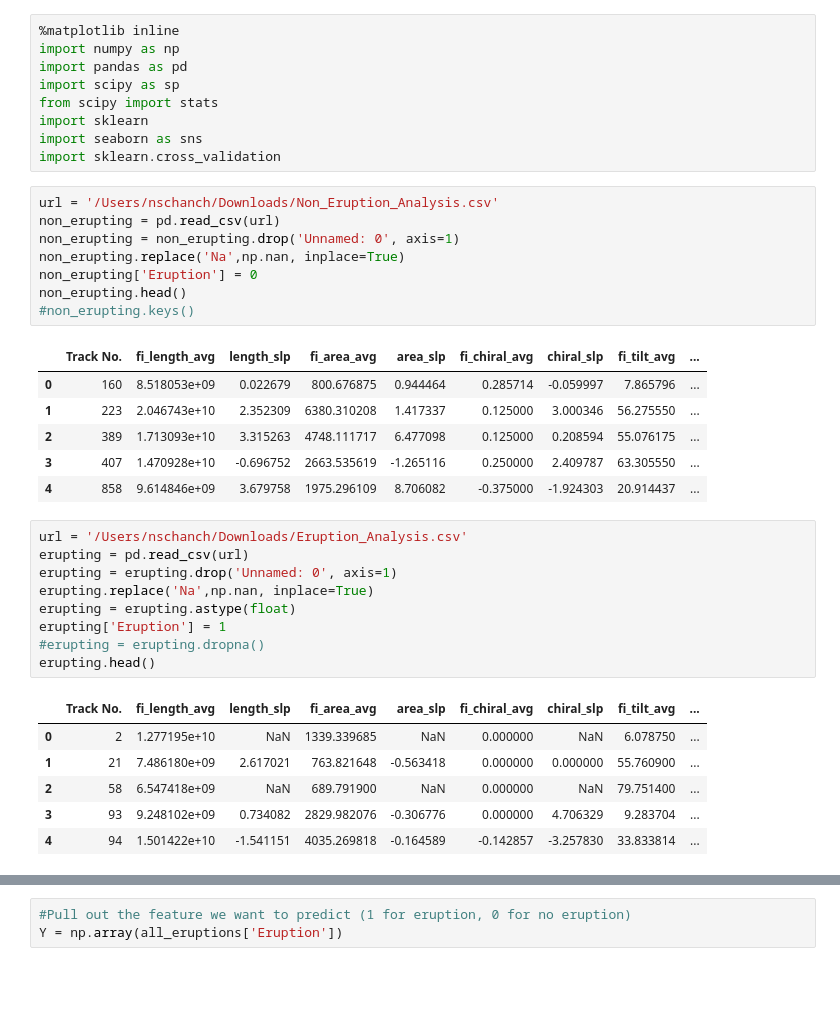
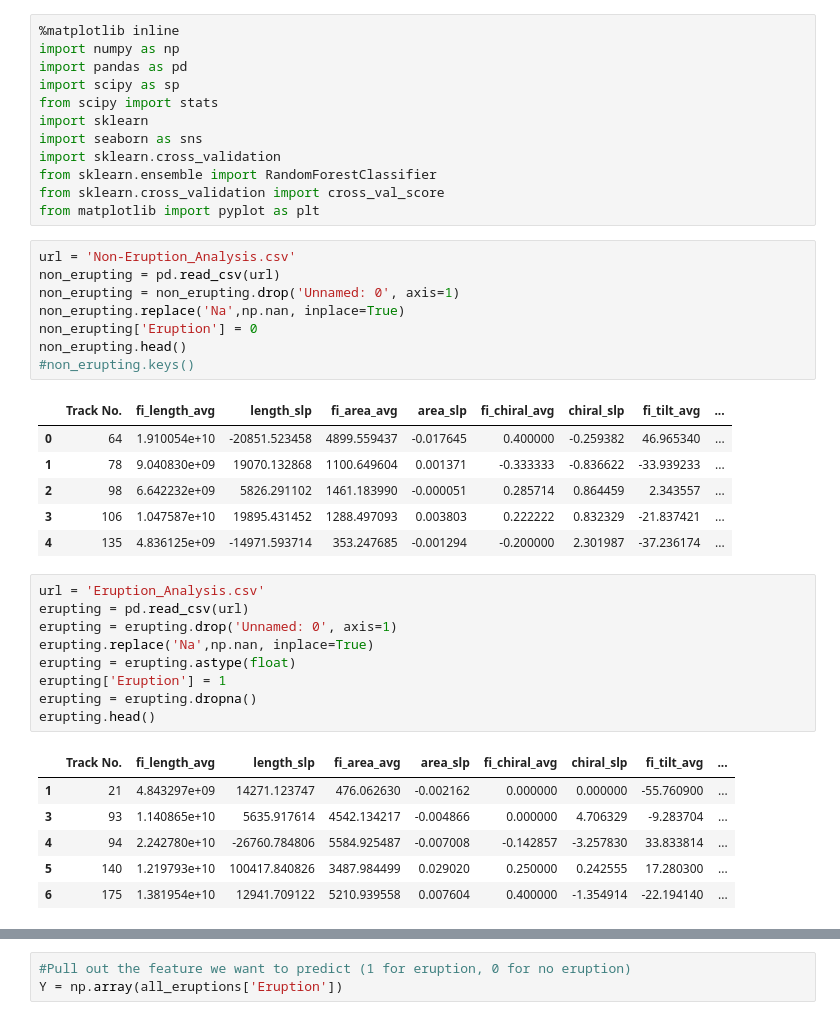
Before and after one commit to Nschanche/Filament_tracking, a Jupyter notebook: Filament_statistics.ipynb, the cells around one changed output, grey strips where cells are left out. Drawn from its saved outputs; the diff is of its cells as text; blank space fills up the shorter version.

```diff
--- a/Filament_statistics.ipynb
+++ b/Filament_statistics.ipynb
@@ -7,8 +7,11 @@ from scipy import stats
 import sklearn
 import seaborn as sns
 import sklearn.cross_validation
+from sklearn.ensemble import RandomForestClassifier
+from sklearn.cross_validation import cross_val_score
+from matplotlib import pyplot as plt
 # %%
-url = '/Users/nschanch/Downloads/Non_Eruption_Analysis.csv'
+url = 'Non-Eruption_Analysis.csv'
 non_erupting = pd.read_csv(url)
 non_erupting = non_erupting.drop('Unnamed: 0', axis=1)
 non_erupting.replace('Na',np.nan, inplace=True)
@@ -17,27 +20,27 @@ non_erupting.head()
 #non_erupting.keys()
 # %% [output]
 |  | Track No. | fi_length_avg | length_slp | fi_area_avg | area_slp | fi_chiral_avg | chiral_slp | fi_tilt_avg | ... |
-| 0 | 160 | 8.518053e+09 | 0.022679 | 800.676875 | 0.944464 | 0.285714 | -0.059997 | 7.865796 | ... |
-| 1 | 223 | 2.046743e+10 | 2.352309 | 6380.310208 | 1.417337 | 0.125000 | 3.000346 | 56.275550 | ... |
-| 2 | 389 | 1.713093e+10 | 3.315263 | 4748.111717 | 6.477098 | 0.125000 | 0.208594 | 55.076175 | ... |
-| 3 | 407 | 1.470928e+10 | -0.696752 | 2663.535619 | -1.265116 | 0.250000 | 2.409787 | 63.305550 | ... |
-| 4 | 858 | 9.614846e+09 | 3.679758 | 1975.296109 | 8.706082 | -0.375000 | -1.924303 | 20.914437 | ... |
+| 0 | 64 | 1.910054e+10 | -20851.523458 | 4899.559437 | -0.017645 | 0.400000 | -0.259382 | 46.965340 | ... |
+| 1 | 78 | 9.040830e+09 | 19070.132868 | 1100.649604 | 0.001371 | -0.333333 | -0.836622 | -33.939233 | ... |
+| 2 | 98 | 6.642232e+09 | 5826.291102 | 1461.183990 | -0.000051 | 0.285714 | 0.864459 | 2.343557 | ... |
+| 3 | 106 | 1.047587e+10 | 19895.431452 | 1288.497093 | 0.003803 | 0.222222 | 0.832329 | -21.837421 | ... |
+| 4 | 135 | 4.836125e+09 | -14971.593714 | 353.247685 | -0.001294 | -0.200000 | 2.301987 | -37.236174 | ... |
 # %%
-url = '/Users/nschanch/Downloads/Eruption_Analysis.csv'
+url = 'Eruption_Analysis.csv'
 erupting = pd.read_csv(url)
 erupting = erupting.drop('Unnamed: 0', axis=1)
 erupting.replace('Na',np.nan, inplace=True)
 erupting = erupting.astype(float)
 erupting['Eruption'] = 1
-#erupting = erupting.dropna()
+erupting = erupting.dropna()
 erupting.head()
 # %% [output]
 |  | Track No. | fi_length_avg | length_slp | fi_area_avg | area_slp | fi_chiral_avg | chiral_slp | fi_tilt_avg | ... |
-| 0 | 2 | 1.277195e+10 | NaN | 1339.339685 | NaN | 0.000000 | NaN | 6.078750 | ... |
-| 1 | 21 | 7.486180e+09 | 2.617021 | 763.821648 | -0.563418 | 0.000000 | 0.000000 | 55.760900 | ... |
-| 2 | 58 | 6.547418e+09 | NaN | 689.791900 | NaN | 0.000000 | NaN | 79.751400 | ... |
-| 3 | 93 | 9.248102e+09 | 0.734082 | 2829.982076 | -0.306776 | 0.000000 | 4.706329 | 9.283704 | ... |
-| 4 | 94 | 1.501422e+10 | -1.541151 | 4035.269818 | -0.164589 | -0.142857 | -3.257830 | 33.833814 | ... |
+| 1 | 21 | 4.843297e+09 | 14271.123747 | 476.062630 | -0.002162 | 0.000000 | 0.000000 | -55.760900 | ... |
+| 3 | 93 | 1.140865e+10 | 5635.917614 | 4542.134217 | -0.004866 | 0.000000 | 4.706329 | -9.283704 | ... |
+| 4 | 94 | 2.242780e+10 | -26760.784806 | 5584.925487 | -0.007008 | -0.142857 | -3.257830 | 33.833814 | ... |
+| 5 | 140 | 1.219793e+10 | 100417.840826 | 3487.984499 | 0.029020 | 0.250000 | 0.242555 | 17.280300 | ... |
+| 6 | 175 | 1.381954e+10 | 12941.709122 | 5210.939558 | 0.007604 | 0.400000 | -1.354914 | -22.194140 | ... |
 # %%
 #KS test for filament length
 erupt_len = erupting['fi_length_avg'].tolist()
```
Also changed, not shown: parts of 25 cells of this notebook.
